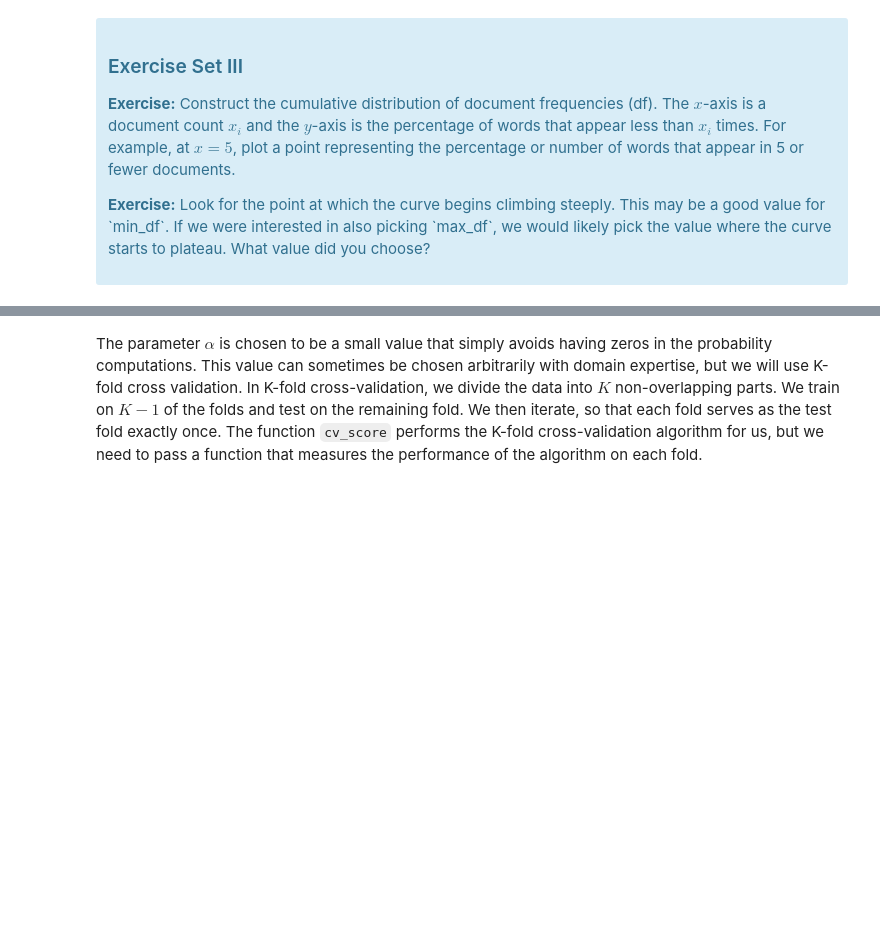
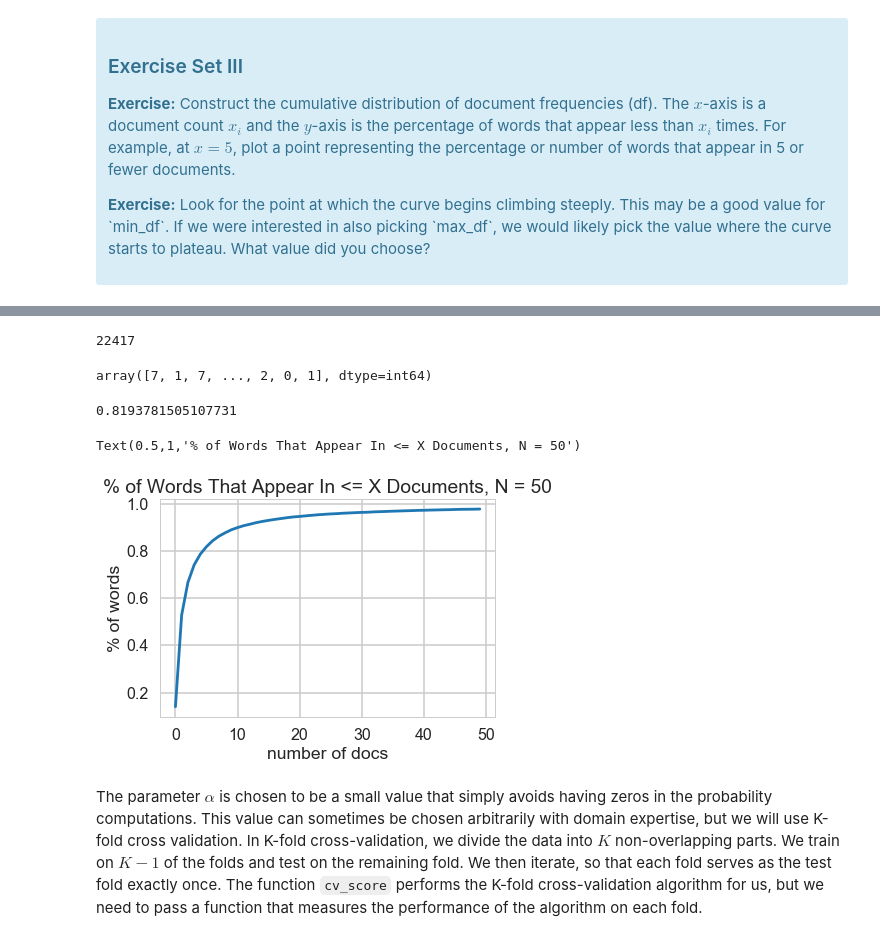
Before and after one commit to sherpalakpa1/naive_bayes, a Jupyter notebook: Mini_Project_Naive_Bayes.ipynb, the cells around one changed output, grey strips where cells are left out. Saved outputs shown, nothing was run; the diff lists cells and outputs as text; code cells hidden in the pictures; blank space fills up the shorter version.

```diff
--- a/Mini_Project_Naive_Bayes.ipynb
+++ b/Mini_Project_Naive_Bayes.ipynb
@@ -330,0 +305,3 @@ ValueError: setting an array element with a sequence.
+# %%
+X_data = X_train.toarray()
+X_data, X_data.shape
@@ -331,3 +316,28 @@ ValueError: setting an array element with a sequence.
+# %%
+count_words = X_data.sum(axis=0)
+total_unique_words = len(count_words)
+total_unique_words
+# %% [output]
+22417
+# %%
+count_words
+# %% [output]
+array([7, 1, 7, ..., 2, 0, 1], dtype=int64)
+# %%
+sum(count_words <= 5) / total_unique_words
+# %% [output]
+0.8193781505107731
+# %%
+x_ax = np.arange(0, 50)
+y_ax = [sum(count_words <= i)/total_unique_words for i in x_ax]
+
+plt.plot(x_ax, y_ax)
+plt.xlabel('number of docs')
+plt.ylabel('% of words')
+plt.title('% of Words That Appear In <= X Documents, N = 50')
+# %% [output]
+Text(0.5,1,'% of Words That Appear In <= X Documents, N = 50')
+[figure, added]
 # %% [markdown]
 The parameter $\alpha$ is chosen to be a small value that simply avoids having zeros in the probability computations. This value can sometimes be chosen arbitrarily with domain expertise, but we will use K-fold cross validation. In K-fold cross-validation, we divide the data into $K$ non-overlapping parts. We train on $K-1$ of the folds and test on the remaining fold. We then iterate, so that each fold serves as the test fold exactly once. The function `cv_score` performs the K-fold cross-validation algorithm for us, but we need to pass a function that measures the performance of the algorithm on each fold.
 # %%
```
Also changed, not shown: parts of 30 cells of this notebook.
